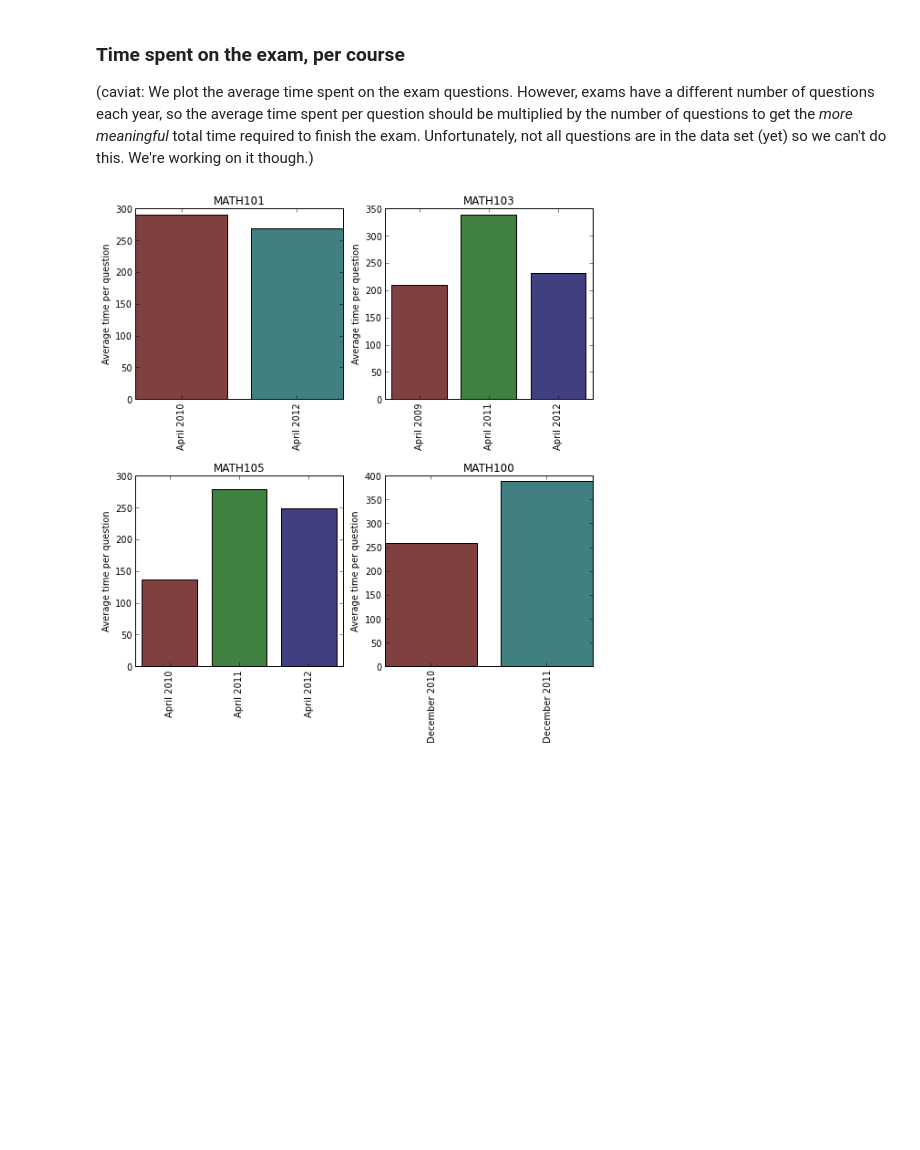
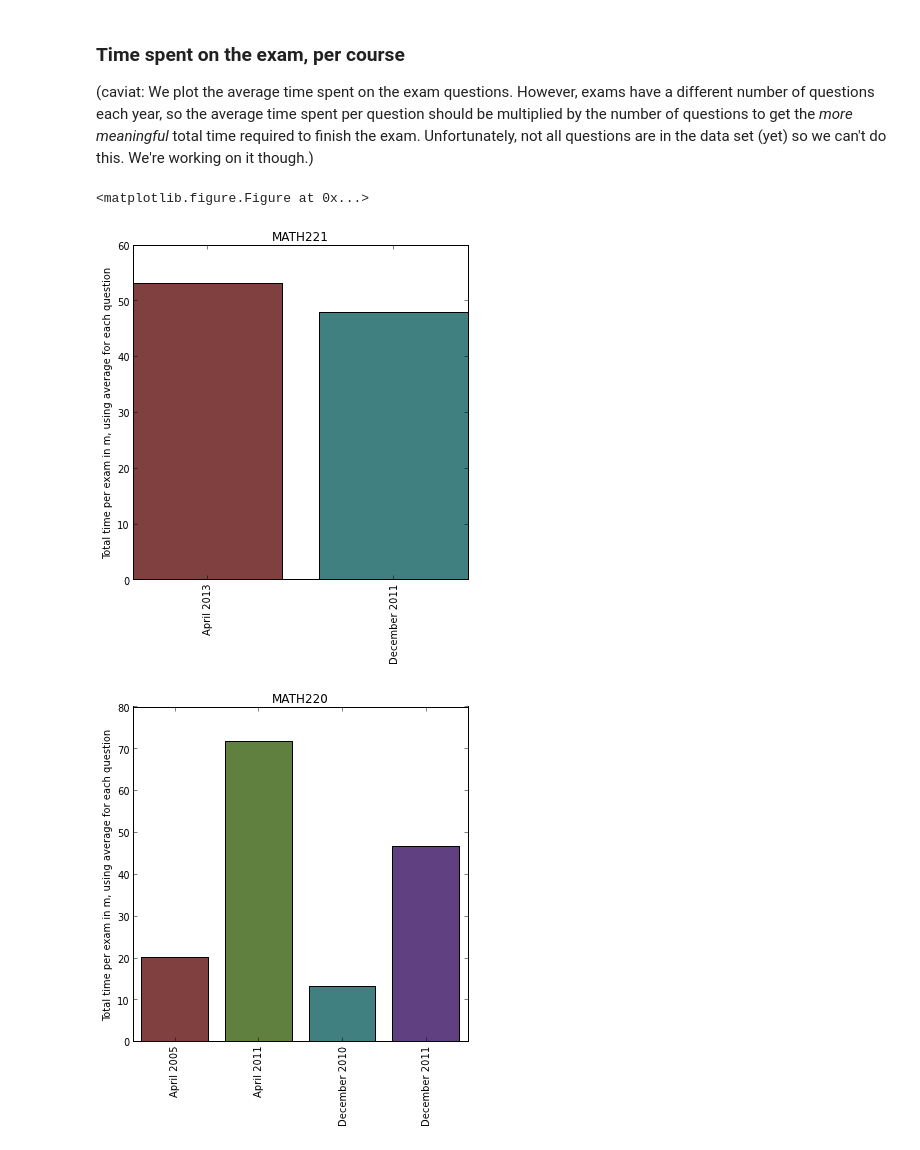
Before and after one commit to MathEducationResources/google-analytics, a Jupyter notebook: mer_py_google_analytics.ipynb, the cells around one changed output. Drawn from its saved outputs; the diff is of its cells as text; code cells hidden in the pictures; blank space fills up the shorter version.

```diff
--- a/mer_py_google_analytics.ipynb
+++ b/mer_py_google_analytics.ipynb
@@ -34,3 +33,4 @@ dict_W12,clicks_W12 = data_to_info_clicks('Analytics_Winter2012.csv')
 dict_F12,clicks_F12 = data_to_info_clicks('Analytics_Fall2012.csv')
 dict_W13,clicks_W13 = data_to_info_clicks('Analytics_Winter2013.csv')
 dict_F13,clicks_F13 = data_to_info_clicks('Analytics_Fall2013.csv')
+dict_all,clicks_all = data_to_info_clicks('MER_20140206.csv')
@@ -87,14 +140,14 @@ plt.savefig('total_pageview_per_exam.png')
 # %% [markdown]
 ### Time per question
 # %%
-plt.figsize(13,8)
+plt.figure(figsize(13,80))
 plt.subplots_adjust(hspace=0.6)
 count = 0
-for course in list_courses(dict_W13):
-    for exam in list_exams(dict_W13, course):
-        if len(list_questions(dict_W13, course, exam)) > 1:
+for course in list_courses(dict_all):
+    for exam in list_exams(dict_all, course):
+        if len(list_questions(dict_all, course, exam)) > 1:
             count += 1
-        plt.subplot(3,2,count)
-        plot_question_dist(dict_W13, course, exam, 'avg_time', 'bar')
+        plt.subplot(22,2,count)
+        plot_question_dist(dict_all, course, exam, 'avg_time', 'bar')
 plt.savefig('avg_time_per_question.png')
 # %% [output]
@@ -113,14 +166,14 @@ Note that the data set we use for this is not complete. Some pages from previous
 # %% [markdown]
 This is just a check to build trust in the data set. If students finish an exam they start, we would expect that all question are visited roughly equally often. Since not all students follow through a full exam, we expect the number of clicks to slowly decline for later questions.
 # %%
-plt.figsize(13,13)
+plt.figure(figsize(13,80))
 plt.subplots_adjust(hspace=0.6)
 count = 0
-for course in list_courses(dict_W13):
-    for exam in list_exams(dict_W13, course):
-        if len(list_questions(dict_W13, course, exam)) > 1:
+for course in list_courses(dict_all):
+    for exam in list_exams(dict_all, course):
+        if len(list_questions(dict_all, course, exam)) > 1:
             count += 1
-        plt.subplot(3,2,count)
-        plot_question_dist(dict_W13, course, exam, 'pageviews', 'bar')
-#plt.savefig('pageviews_per_question.png')
+        plt.subplot(22,2,count)
+        plot_question_dist(dict_all, course, exam, 'pageviews', 'bar')
+plt.savefig('pageviews_per_question.png')
 # %% [output]
@@ -130,12 +183,15 @@ for course in list_courses(dict_W13):
 
 (caviat: We plot the average time spent on the exam questions. However, exams have a different number of questions each year, so the average time spent per question should be multiplied by the number of questions to get the *more meaningful* total time required to finish the exam. Unfortunately, not all questions are in the data set (yet) so we can't do this. We're working on it though.)
 # %%
-plt.figsize(9,9)
-avg_exam_time = get_avg_exam_time(dict_W13)
+#plt.figure(figsize(9,9))
+total_exam_time = get_total_exam_time(dict_all)
 plt.subplots_adjust(hspace=0.4)
-for count,course in enumerate(avg_exam_time):
-    plt.subplot(2,2,count)
-    print_avg_exam_time(avg_exam_time)
-plt.savefig('avg_exam_time.png')
+for count,course in enumerate(total_exam_time):
+    plt.figure(figsize(6,6))
+    print_total_exam_time(total_exam_time, course)
+plt.savefig('total_exam_time.png')
+plt.show()
 # %% [output]
+<matplotlib.figure.Figure at 0x...>
-[figure, old version]
+[figure, new version]
+[figure, added]
```
Also changed, not shown: parts of 12 cells of this notebook, 5 other files.
